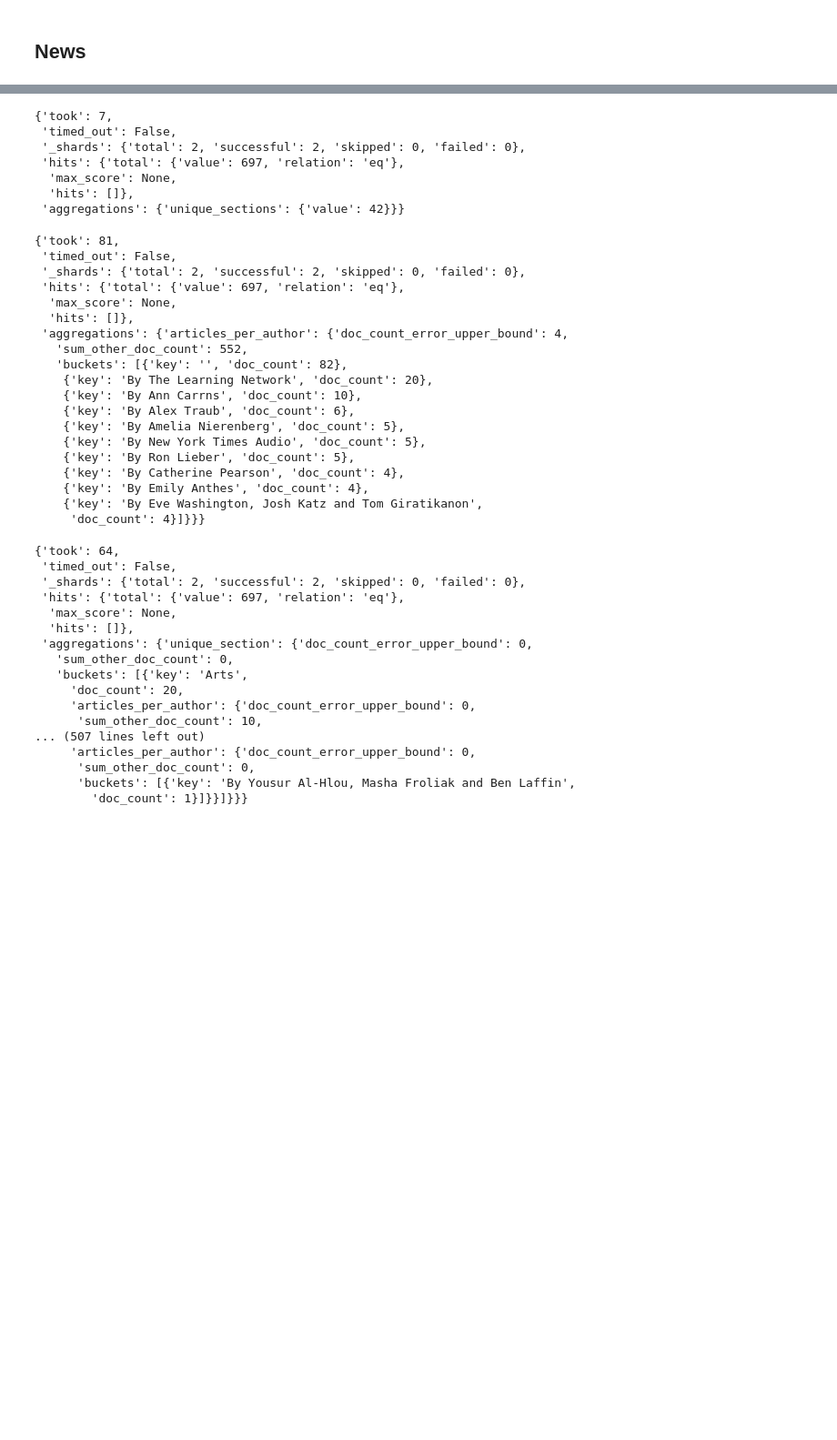
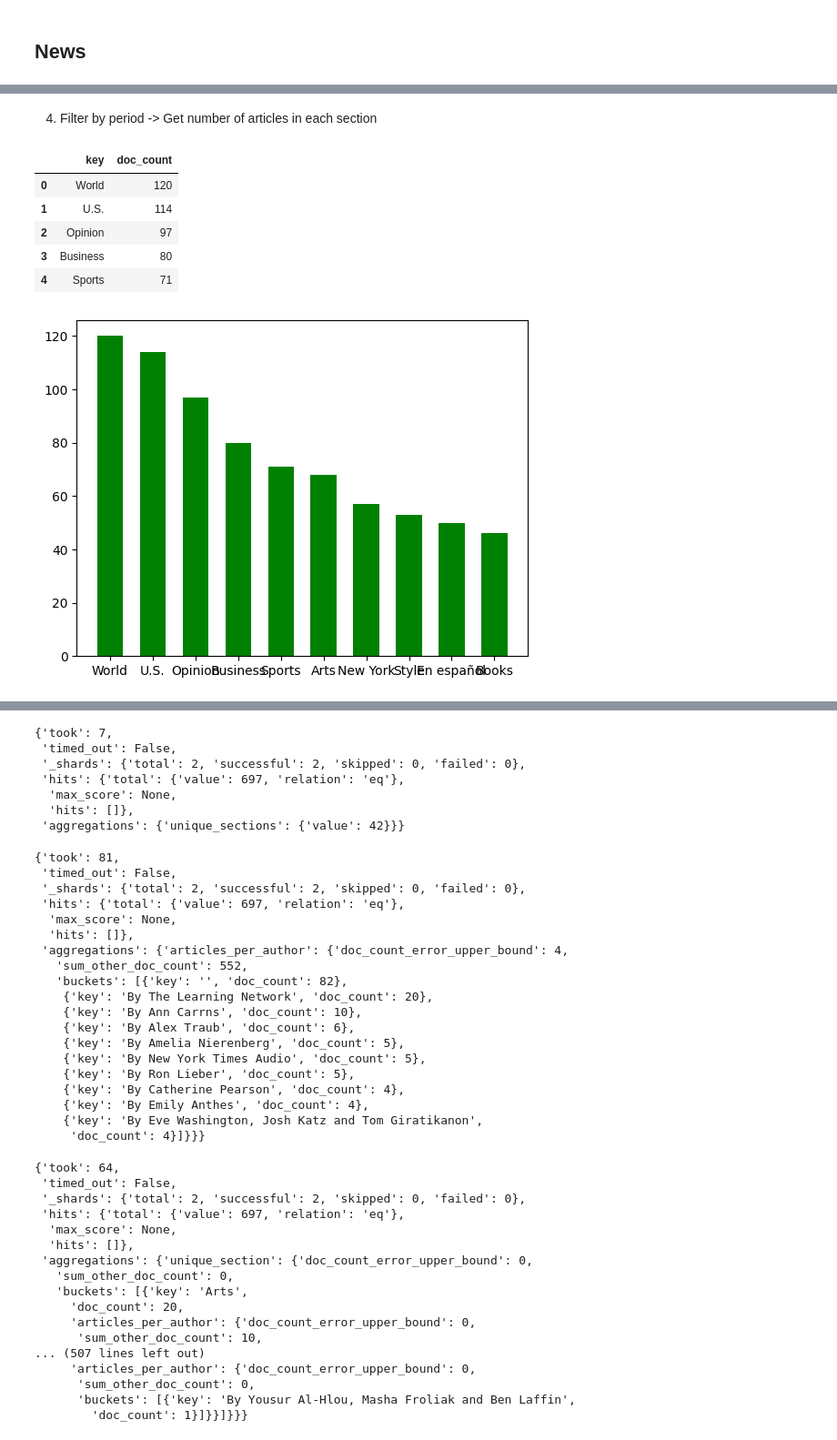
Before and after one commit to cedricsoares/datascientest-projet-new-york-times, a Jupyter notebook: notebooks/news_queries.ipynb, the cells around one changed output, grey strips where cells are left out. Shown at 91% size. Cells and saved outputs as stored; diff of their text form; code cells hidden in the pictures; blank space fills up the shorter version.

```diff
--- a/notebooks/news_queries.ipynb
+++ b/notebooks/news_queries.ipynb
@@ -2,0 +238,76 @@
+# %% [markdown]
+4. Filter by period -> Get number of articles in each section
+# %%
+
+import json
+import pandas as pd
+from pprint import pprint
+from datetime import date
+from datetime import timedelta
+import matplotlib.pyplot as plt
+
+def query_agg(time_scale: str = "yesterday") :
+
+  from elasticsearch import Elasticsearch
+  es = Elasticsearch(hosts = "http://@localhost:9200")
+
+  if time_scale == "yesterday":
+    today = date.today()
+    start_date = today - timedelta(days = 1)
+    end_date = today
+
+  if time_scale == "week_ago":
+    today = date.today()
+    start_date = today - timedelta(days = 7)
+    end_date = today
+
+  if time_scale == "month_ago":
+    today = date.today()
+    start_date = today - timedelta(days = 30)
+    end_date = today
+
+
+# Filter by period -> display number of articles in each section
+  query_body = {
+  "query": {
+    "bool": {
+      "filter": [
+        {"range": { "first_published_date": {
+              "gte": f"{start_date}",
+              "lte": f"{end_date}" }}}
+          ]
+        }
+    },
+    "size":0,
+    "aggs": {
+      "articles_per_section": {
+          "terms": {
+            "field": "section",
+            "size": 10
+                  }
+              }
+          }
+}
+
+  result = es.search(index="news", body=query_body)
+  result = json.dumps(result["aggregations"]["articles_per_section"]["buckets"])
+
+  #Pandas.read_json
+
+  df = pd.read_json(result)
+  display(df.head())
+
+  plt.bar(df["key"], df["doc_count"] , color = 'green', width = 0.6)
+  plt.show()
+  #pprint(result.body)
+ # pie chart
+
+query_agg(time_scale="month_ago")
+# %% [output]
+|  | key | doc_count |
+| 0 | World | 120 |
+| 1 | U.S. | 114 |
+| 2 | Opinion | 97 |
+| 3 | Business | 80 |
+| 4 | Sports | 71 |
+[figure, added]
```
Also changed, not shown: parts of 17 cells of this notebook.
